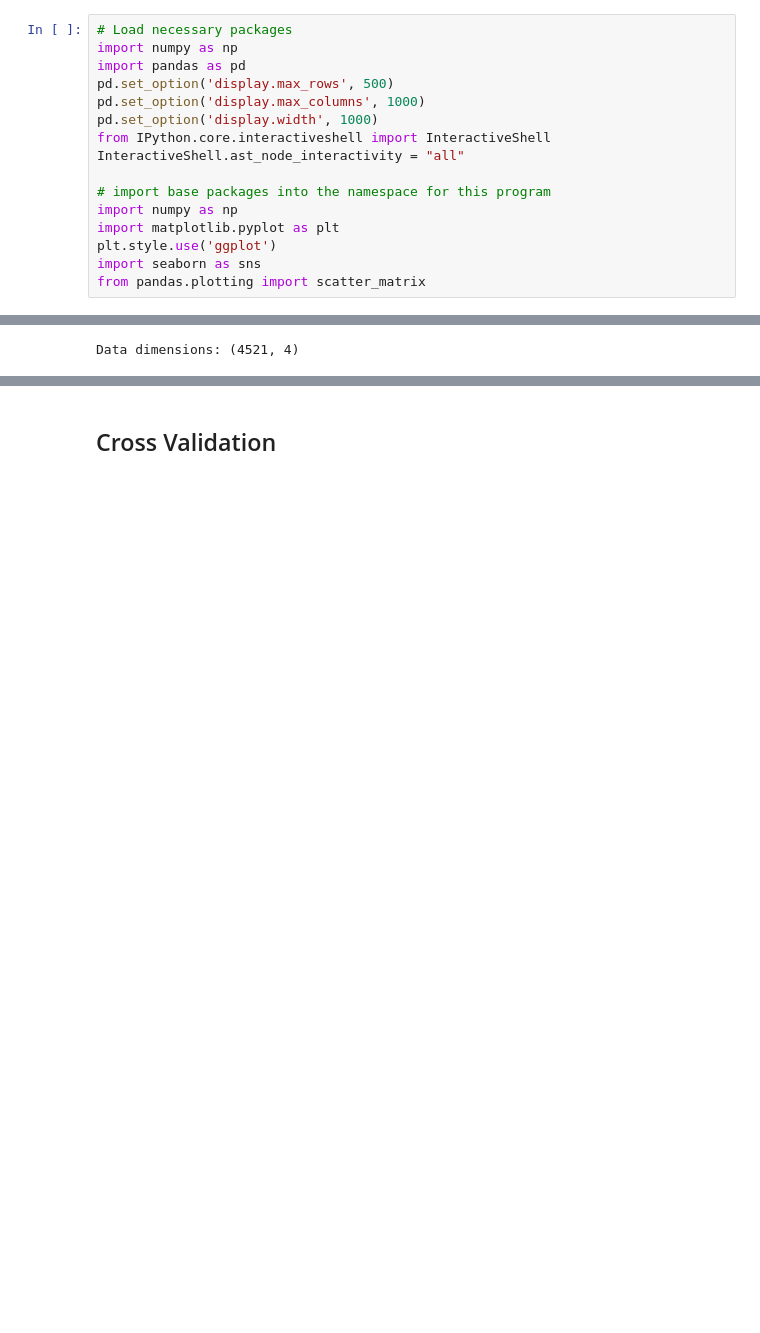
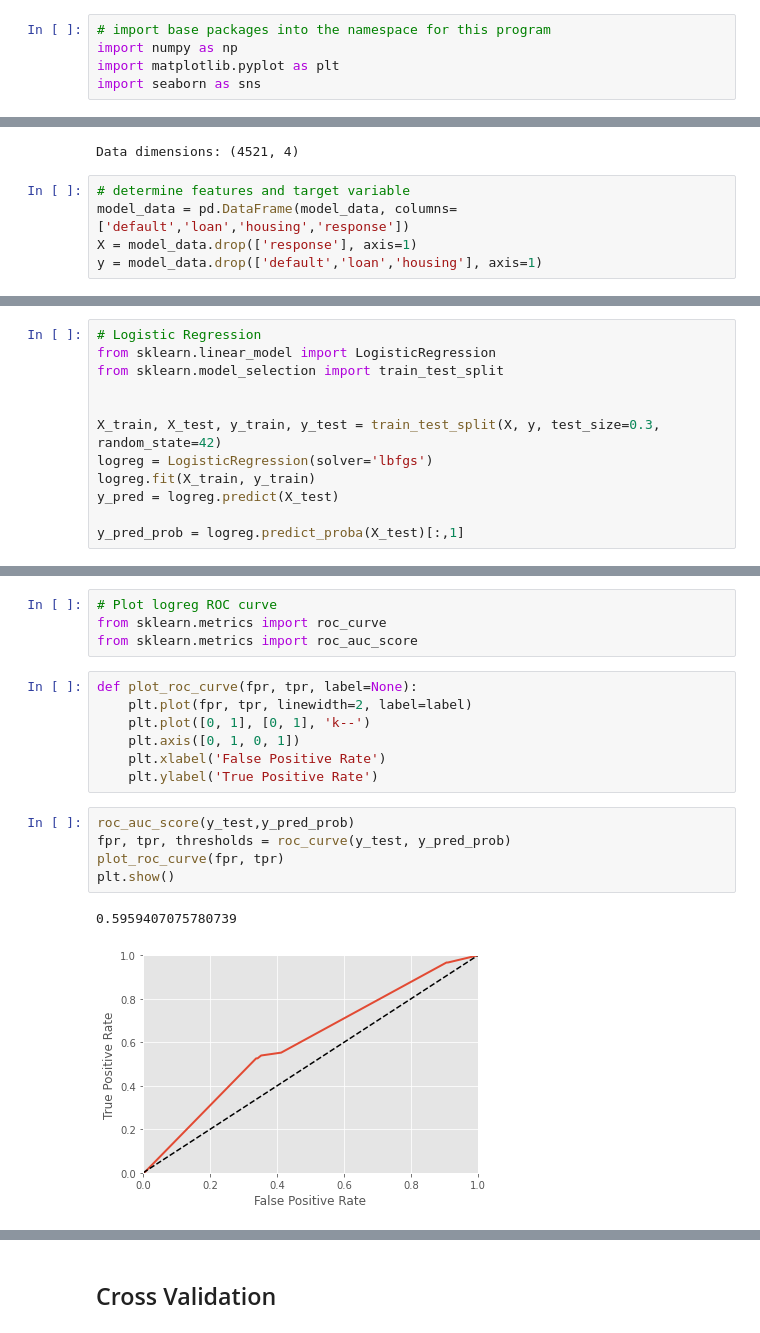
Before and after one commit to rhilderbrand/MSDS-422-MachineLearning, a Jupyter notebook: Hilderbrand_Assignment_3.ipynb, the cells around one changed output, grey strips where cells are left out. Drawn from its saved outputs; the diff is of its cells as text; blank space fills up the shorter version.

```diff
--- a/Hilderbrand_Assignment_3.ipynb
+++ b/Hilderbrand_Assignment_3.ipynb
@@ -7,20 +7,9 @@
 import warnings
 warnings.filterwarnings("ignore", category=Warning)
 # %%
-# Load necessary packages
-import numpy as np
-import pandas as pd
-pd.set_option('display.max_rows', 500)
-pd.set_option('display.max_columns', 1000)
-pd.set_option('display.width', 1000)
-from IPython.core.interactiveshell import InteractiveShell
-InteractiveShell.ast_node_interactivity = "all"
-
 # import base packages into the namespace for this program
 import numpy as np
 import matplotlib.pyplot as plt
-plt.style.use('ggplot')
 import seaborn as sns
-from pandas.plotting import scatter_matrix
 # %%
 # output of plotting commands is displayed inline directly below the code cell that produced it
@@ -372,3 +341,8 @@ classifiers = [BernoulliNB(alpha=1.0, binarize=0.5, class_prior = [0.5, 0.5], fi
 print('\nData dimensions:', model_data.shape)
 # %% [output]
 Data dimensions: (4521, 4)
+# %%
+# determine features and target variable
+model_data = pd.DataFrame(model_data, columns=['default','loan','housing','response'])
+X = model_data.drop(['response'], axis=1)
+y = model_data.drop(['default','loan','housing'], axis=1)
@@ -374,0 +363,12 @@ Data dimensions: (4521, 4)
+# %%
+# Logistic Regression
+from sklearn.linear_model import LogisticRegression
+from sklearn.model_selection import train_test_split
+
+
+X_train, X_test, y_train, y_test = train_test_split(X, y, test_size=0.3, random_state=42)
+logreg = LogisticRegression(solver='lbfgs')
+logreg.fit(X_train, y_train)
+y_pred = logreg.predict(X_test)
+
+y_pred_prob = logreg.predict_proba(X_test)[:,1]
@@ -374,0 +390,19 @@ Data dimensions: (4521, 4)
+# %%
+# Plot logreg ROC curve
+from sklearn.metrics import roc_curve
+from sklearn.metrics import roc_auc_score
+# %%
+def plot_roc_curve(fpr, tpr, label=None):
+    plt.plot(fpr, tpr, linewidth=2, label=label)
+    plt.plot([0, 1], [0, 1], 'k--')
+    plt.axis([0, 1, 0, 1])
+    plt.xlabel('False Positive Rate')
+    plt.ylabel('True Positive Rate')
+# %%
+roc_auc_score(y_test,y_pred_prob)
+fpr, tpr, thresholds = roc_curve(y_test, y_pred_prob)
+plot_roc_curve(fpr, tpr)
+plt.show()
+# %% [output]
+0.5959407075780739
+[figure, added]
```
Also changed, not shown: parts of 18 cells of this notebook.
